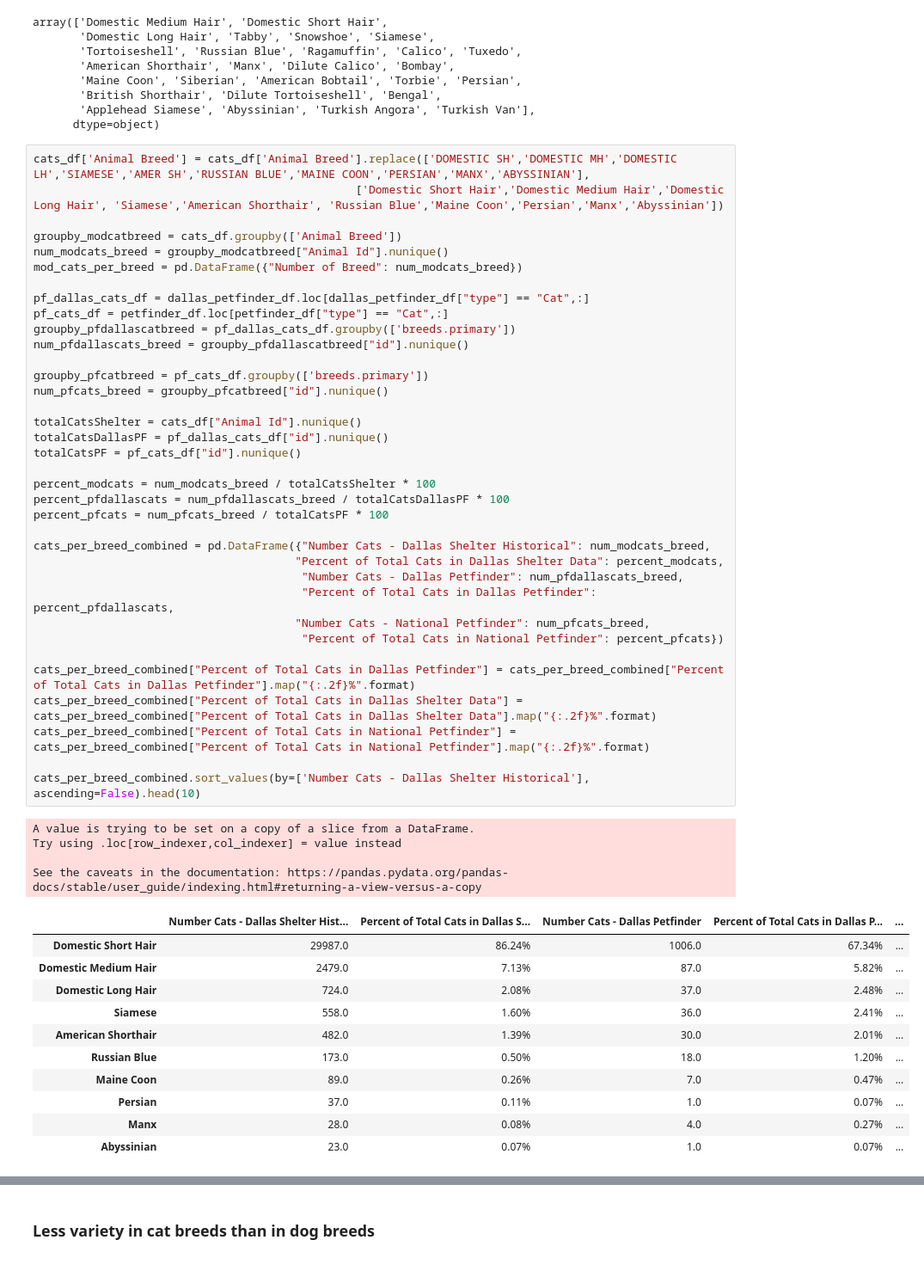
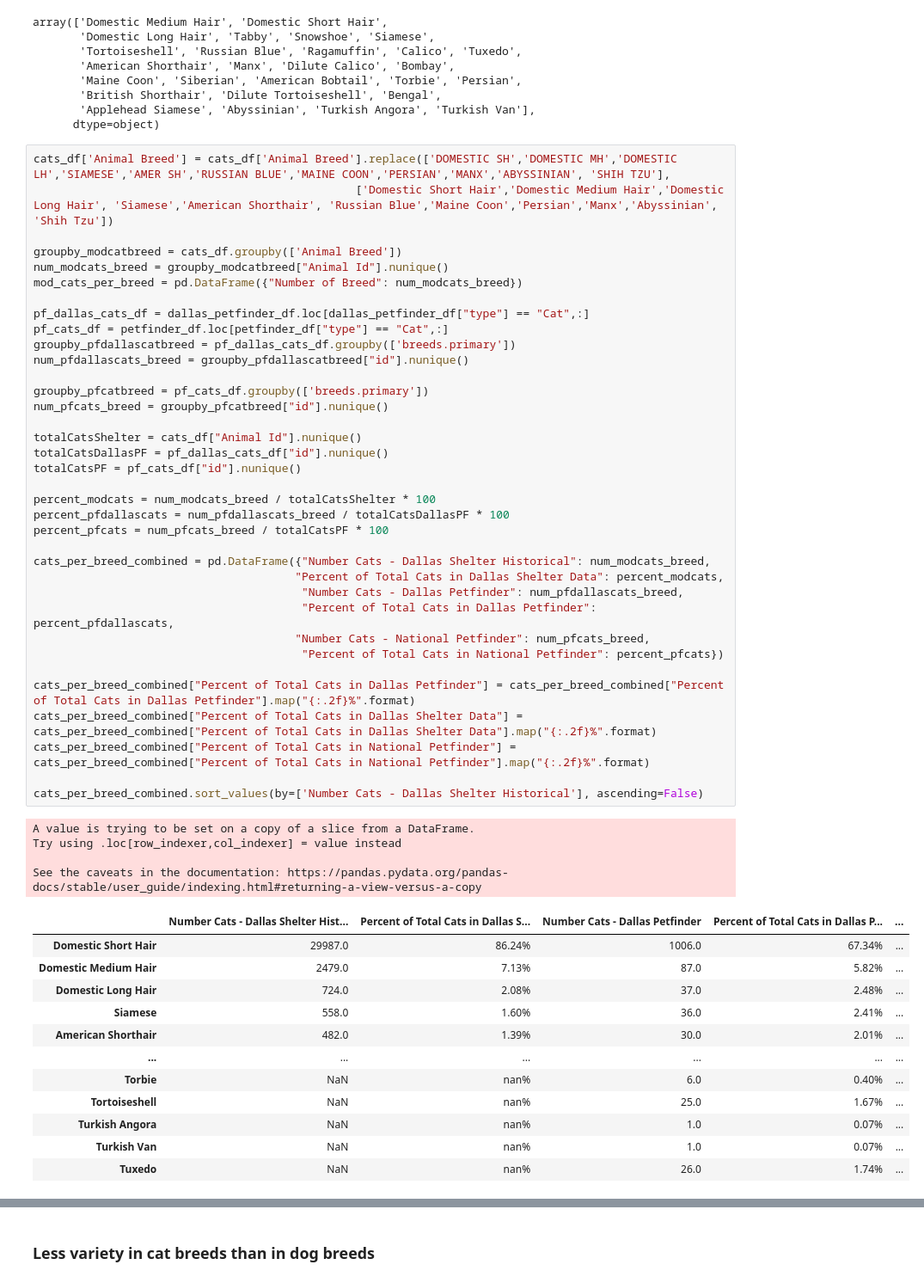
Before and after one commit to jconcha56429/Project1, a Jupyter notebook: Project1.ipynb, the cells around one changed output, grey strips where cells are left out. Shown at 86% size. Drawn from its saved outputs; the diff is of its cells as text.

```diff
--- a/Project1.ipynb
+++ b/Project1.ipynb
@@ -1017,8 +1019,8 @@ array(['Domestic Medium Hair', 'Domestic Short Hair',
        'Applehead Siamese', 'Abyssinian', 'Turkish Angora', 'Turkish Van'],
       dtype=object)
 # %%
-cats_df['Animal Breed'] = cats_df['Animal Breed'].replace(['DOMESTIC SH','DOMESTIC MH','DOMESTIC LH','SIAMESE','AMER SH','RUSSIAN BLUE','MAINE COON','PERSIAN','MANX','ABYSSINIAN'],
-                                                ['Domestic Short Hair','Domestic Medium Hair','Domestic Long Hair', 'Siamese','American Shorthair', 'Russian Blue','Maine Coon','Persian','Manx','Abyssinian'])
+cats_df['Animal Breed'] = cats_df['Animal Breed'].replace(['DOMESTIC SH','DOMESTIC MH','DOMESTIC LH','SIAMESE','AMER SH','RUSSIAN BLUE','MAINE COON','PERSIAN','MANX','ABYSSINIAN', 'SHIH TZU'],
+                                                ['Domestic Short Hair','Domestic Medium Hair','Domestic Long Hair', 'Siamese','American Shorthair', 'Russian Blue','Maine Coon','Persian','Manx','Abyssinian', 'Shih Tzu'])
 
 groupby_modcatbreed = cats_df.groupby(['Animal Breed'])
 num_modcats_breed = groupby_modcatbreed["Animal Id"].nunique()
@@ -1035,36 +1037,37 @@ num_pfcats_breed = groupby_pfcatbreed["id"].nunique()
 totalCatsShelter = cats_df["Animal Id"].nunique()
 totalCatsDallasPF = pf_dallas_cats_df["id"].nunique()
 totalCatsPF = pf_cats_df["id"].nunique()
 
 percent_modcats = num_modcats_breed / totalCatsShelter * 100
 percent_pfdallascats = num_pfdallascats_breed / totalCatsDallasPF * 100
 percent_pfcats = num_pfcats_breed / totalCatsPF * 100
 
 cats_per_breed_combined = pd.DataFrame({"Number Cats - Dallas Shelter Historical": num_modcats_breed,
                                        "Percent of Total Cats in Dallas Shelter Data": percent_modcats,
                                         "Number Cats - Dallas Petfinder": num_pfdallascats_breed,
                                         "Percent of Total Cats in Dallas Petfinder": percent_pfdallascats,
                                        "Number Cats - National Petfinder": num_pfcats_breed,
                                         "Percent of Total Cats in National Petfinder": percent_pfcats})
 
 cats_per_breed_combined["Percent of Total Cats in Dallas Petfinder"] = cats_per_breed_combined["Percent of Total Cats in Dallas Petfinder"].map("{:.2f}%".format)
 cats_per_breed_combined["Percent of Total Cats in Dallas Shelter Data"] = cats_per_breed_combined["Percent of Total Cats in Dallas Shelter Data"].map("{:.2f}%".format)
 cats_per_breed_combined["Percent of Total Cats in National Petfinder"] = cats_per_breed_combined["Percent of Total Cats in National Petfinder"].map("{:.2f}%".format)
 
-cats_per_breed_combined.sort_values(by=['Number Cats - Dallas Shelter Historical'], ascending=False).head(10)
+cats_per_breed_combined.sort_values(by=['Number Cats - Dallas Shelter Historical'], ascending=False)
 # %% [output]
 A value is trying to be set on a copy of a slice from a DataFrame.
 Try using .loc[row_indexer,col_indexer] = value instead
 
 See the caveats in the documentation: https://pandas.pydata.org/pandas-docs/stable/user_guide/indexing.html#returning-a-view-versus-a-copy
 |  | Number Cats - Dallas Shelter Hist... | Percent of Total Cats in Dallas S... | Number Cats - Dallas Petfinder | Percent of Total Cats in Dallas P... | ... |
 | Domestic Short Hair | 29987.0 | 86.24% | 1006.0 | 67.34% | ... |
 | Domestic Medium Hair | 2479.0 | 7.13% | 87.0 | 5.82% | ... |
 | Domestic Long Hair | 724.0 | 2.08% | 37.0 | 2.48% | ... |
 | Siamese | 558.0 | 1.60% | 36.0 | 2.41% | ... |
 | American Shorthair | 482.0 | 1.39% | 30.0 | 2.01% | ... |
-| Russian Blue | 173.0 | 0.50% | 18.0 | 1.20% | ... |
-| Maine Coon | 89.0 | 0.26% | 7.0 | 0.47% | ... |
-| Persian | 37.0 | 0.11% | 1.0 | 0.07% | ... |
-| Manx | 28.0 | 0.08% | 4.0 | 0.27% | ... |
-| Abyssinian | 23.0 | 0.07% | 1.0 | 0.07% | ... |
+| ... | ... | ... | ... | ... | ... |
+| Torbie | NaN | nan% | 6.0 | 0.40% | ... |
+| Tortoiseshell | NaN | nan% | 25.0 | 1.67% | ... |
+| Turkish Angora | NaN | nan% | 1.0 | 0.07% | ... |
+| Turkish Van | NaN | nan% | 1.0 | 0.07% | ... |
+| Tuxedo | NaN | nan% | 26.0 | 1.74% | ... |
```
Also changed, not shown: parts of 13 cells of this notebook, 2 other files.
